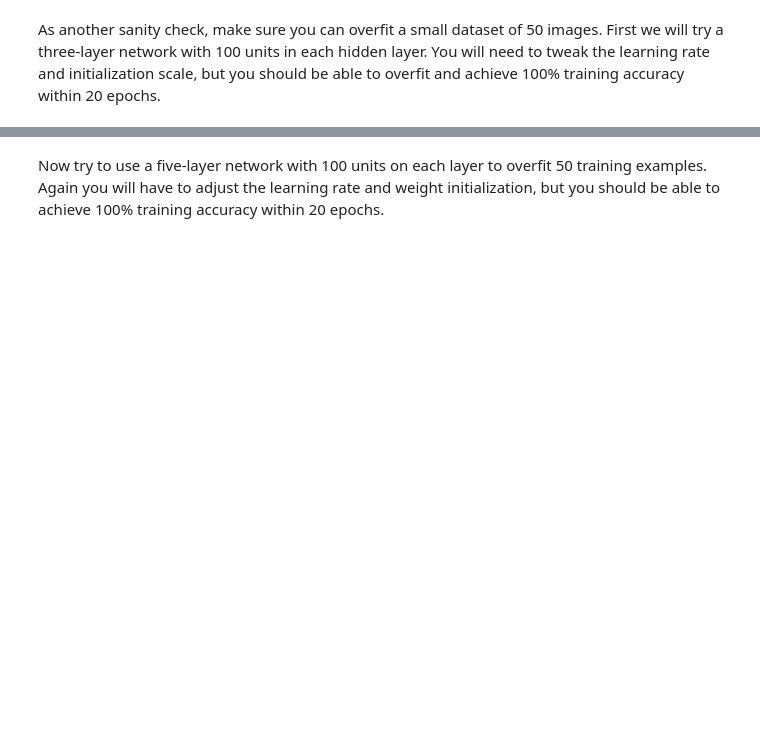
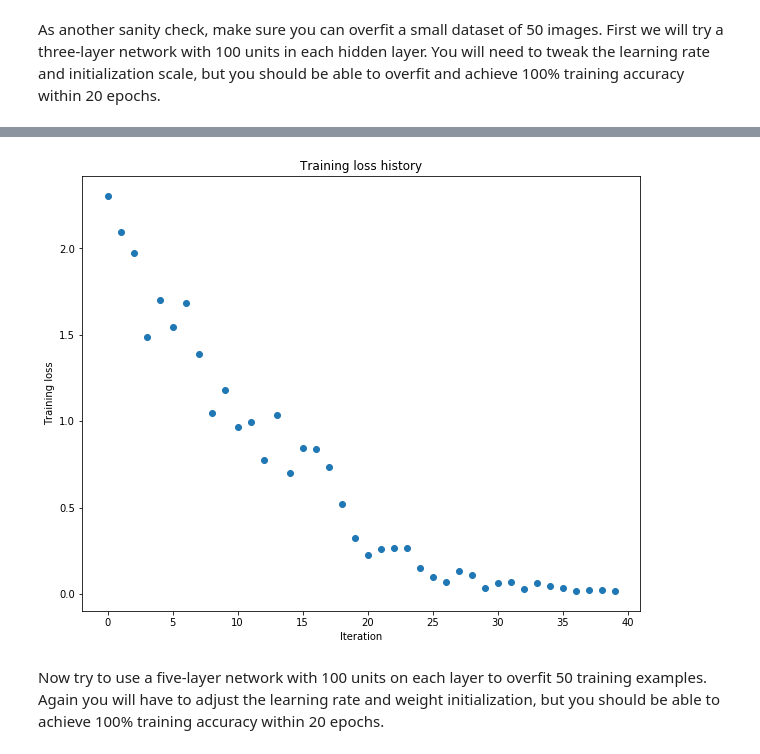
Before and after one commit to versatran01/cs231n_spring_2017, a Jupyter notebook: assignment2/FullyConnectedNets.ipynb, the cells around one changed output, grey strips where cells are left out. Cells and saved outputs as stored; diff of their text form; code cells hidden in the pictures; blank space fills up the shorter version.

```diff
--- a/assignment2/FullyConnectedNets.ipynb
+++ b/assignment2/FullyConnectedNets.ipynb
@@ -375,7 +432,7 @@ small_data = {
 }
 
 weight_scale = 1e-2
-learning_rate = 1e-4
+learning_rate = 1e-2
 model = FullyConnectedNet([100, 100],
               weight_scale=weight_scale, dtype=np.float64)
 solver = Solver(model, small_data,
@@ -392,3 +449,4 @@ plt.title('Training loss history')
 plt.xlabel('Iteration')
 plt.ylabel('Training loss')
 plt.show()
+# %% [output]
@@ -395,3 +470,4 @@ plt.show()
+[figure, added]
 # %% [markdown]
 Now try to use a five-layer network with 100 units on each layer to overfit 50 training examples. Again you will have to adjust the learning rate and weight initialization, but you should be able to achieve 100% training accuracy within 20 epochs.
 # %%
```
Also changed, not shown: parts of 8 cells of this notebook, 3 other files.
